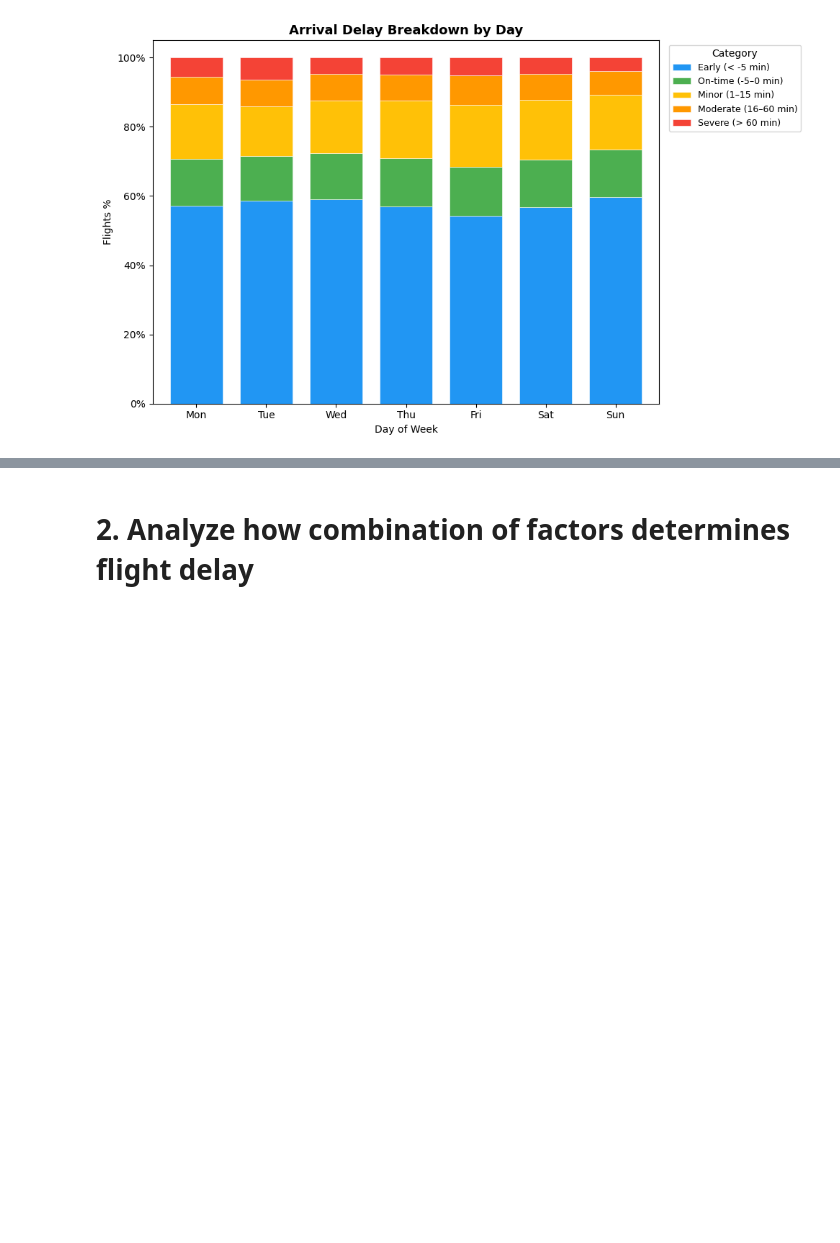
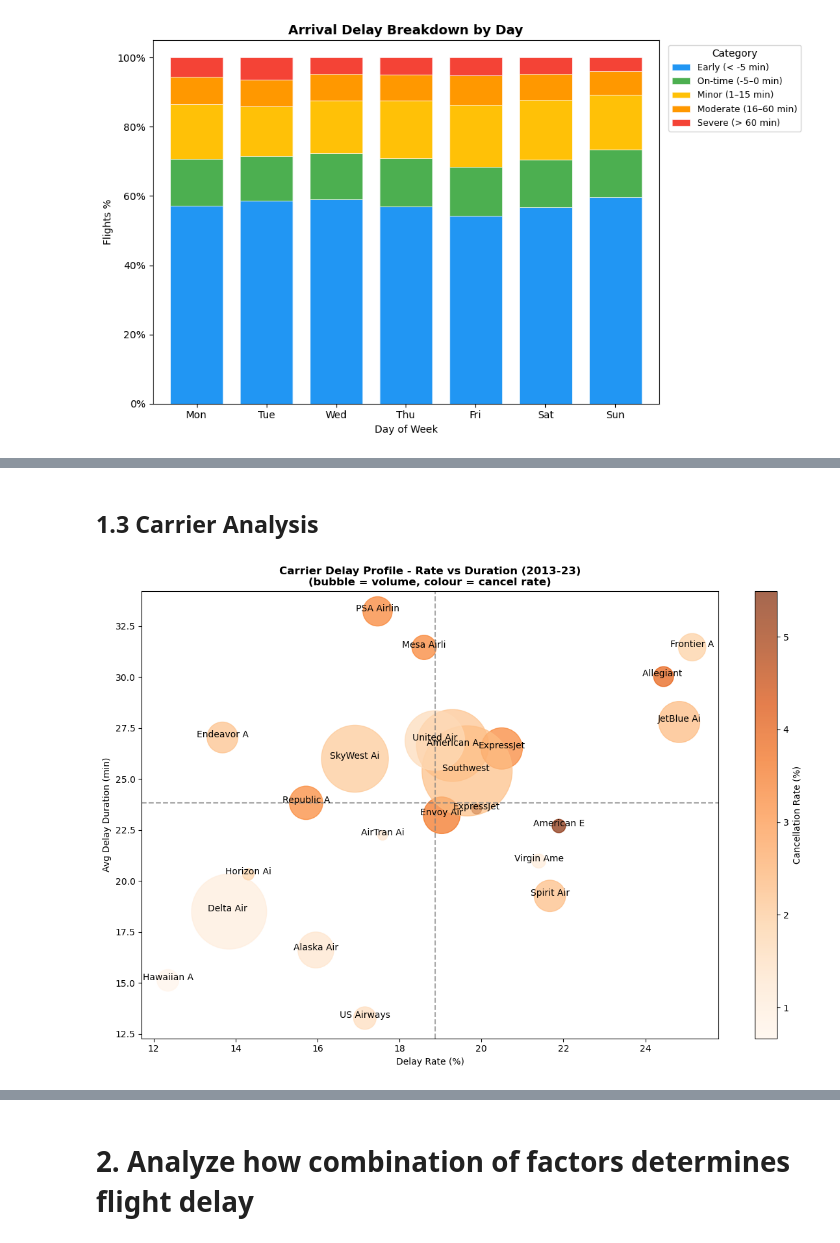
Before and after one commit to KuanchengWang/ECE143-WI26-G7, a Jupyter notebook: main_analysis.ipynb, the cells around one changed output, grey strips where cells are left out. Cells and saved outputs as stored; diff of their text form; code cells hidden in the pictures; blank space fills up the shorter version.

```diff
--- a/main_analysis.ipynb
+++ b/main_analysis.ipynb
@@ -39,0 +62,8 @@ DayOfWeekAnalyzer.delay_category_by_day_bar_plot()
+# %% [markdown]
+## 1.3 Carrier Analysis
+# %%
+from src.carrier_analysis import CarrierDelayAnalysis
+CarrierDelayAnalyzer = CarrierDelayAnalysis()
+CarrierDelayAnalyzer.plot_carrier_profile_bubble()
+# %% [output]
+[figure, added]
```
Also changed, not shown: parts of 8 cells of this notebook, 7 other files.
